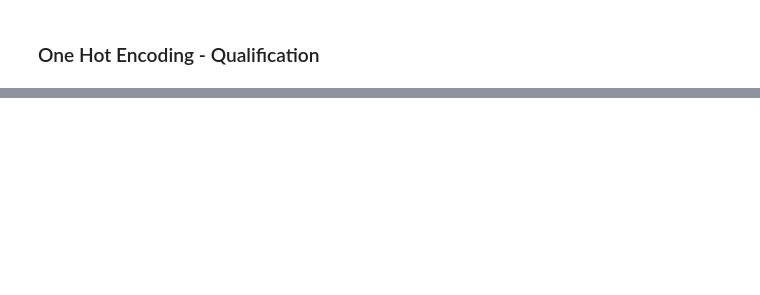
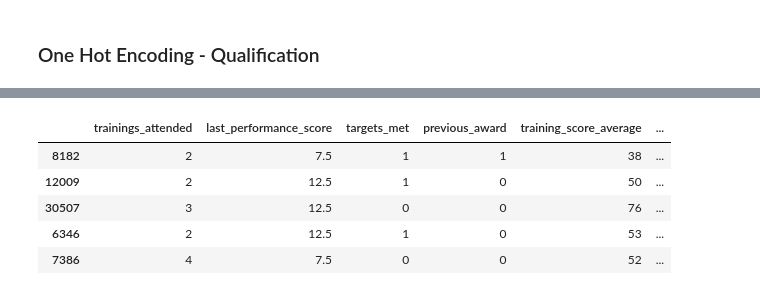
Before and after one commit to Xx1235/DSN-Staff-Promotion-Algorithm, a Jupyter notebook: dsn_yakubu.ipynb, the cells around one changed output, grey strips where cells are left out. Cells and saved outputs as stored; diff of their text form; code cells hidden in the pictures; blank space fills up the shorter version.

```diff
--- a/dsn_yakubu.ipynb
+++ b/dsn_yakubu.ipynb
@@ -891,2 +925,5 @@ df.drop(columns = ['employeeno', 'division', 'year_of_birth', 'year_of_recruitme
+# %%
+df['was_disciplined'] = np.where((df.past_disciplinary_action == 'Yes'), 1, 0)
+df['was_moved'] = np.where((df.previous_intradepartmental_movement == 'Married'), 1, 0)
 # %% [markdown]
 ### One Hot Encoding - Qualification
@@ -895,0 +959,9 @@ dfqual = pd.get_dummies(df['qualification'], prefix = 'qualif')
+# %%
+df_train.sample(5)
+# %% [output]
+|  | trainings_attended | last_performance_score | targets_met | previous_award | training_score_average | ... |
+| 8182 | 2 | 7.5 | 1 | 1 | 38 | ... |
+| 12009 | 2 | 12.5 | 1 | 0 | 50 | ... |
+| 30507 | 3 | 12.5 | 0 | 0 | 76 | ... |
+| 6346 | 2 | 12.5 | 1 | 0 | 53 | ... |
+| 7386 | 4 | 7.5 | 0 | 0 | 52 | ... |
```
Also changed, not shown: parts of 45 cells of this notebook.
